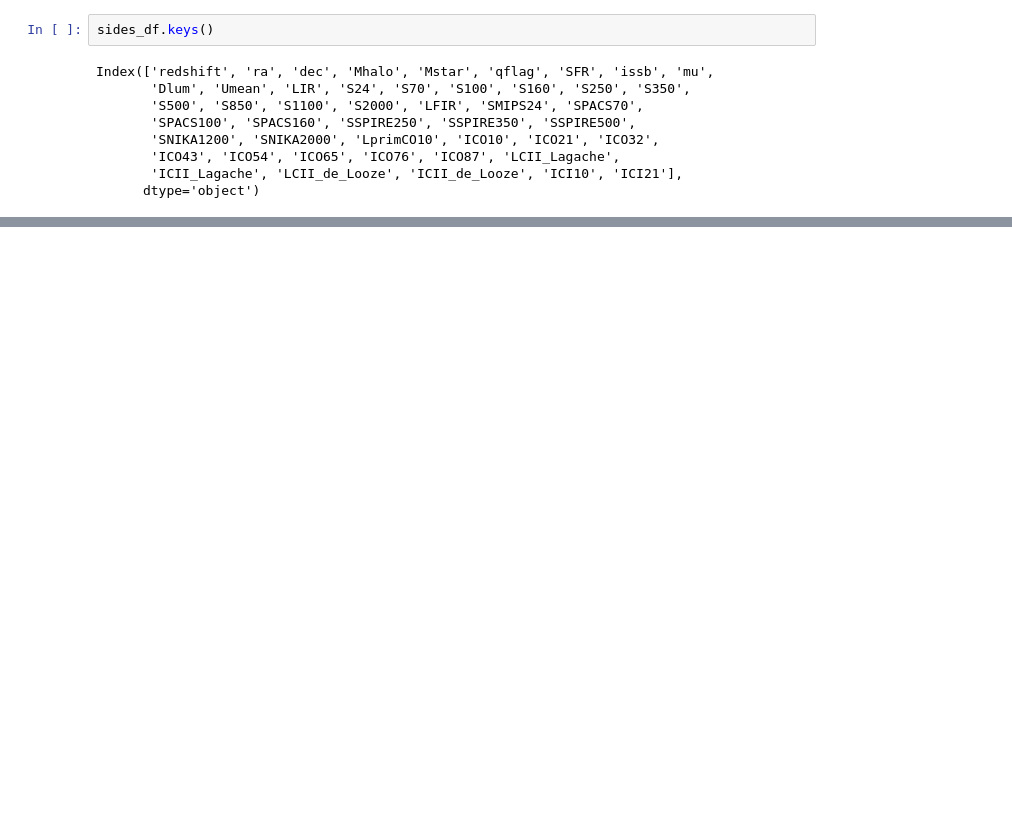
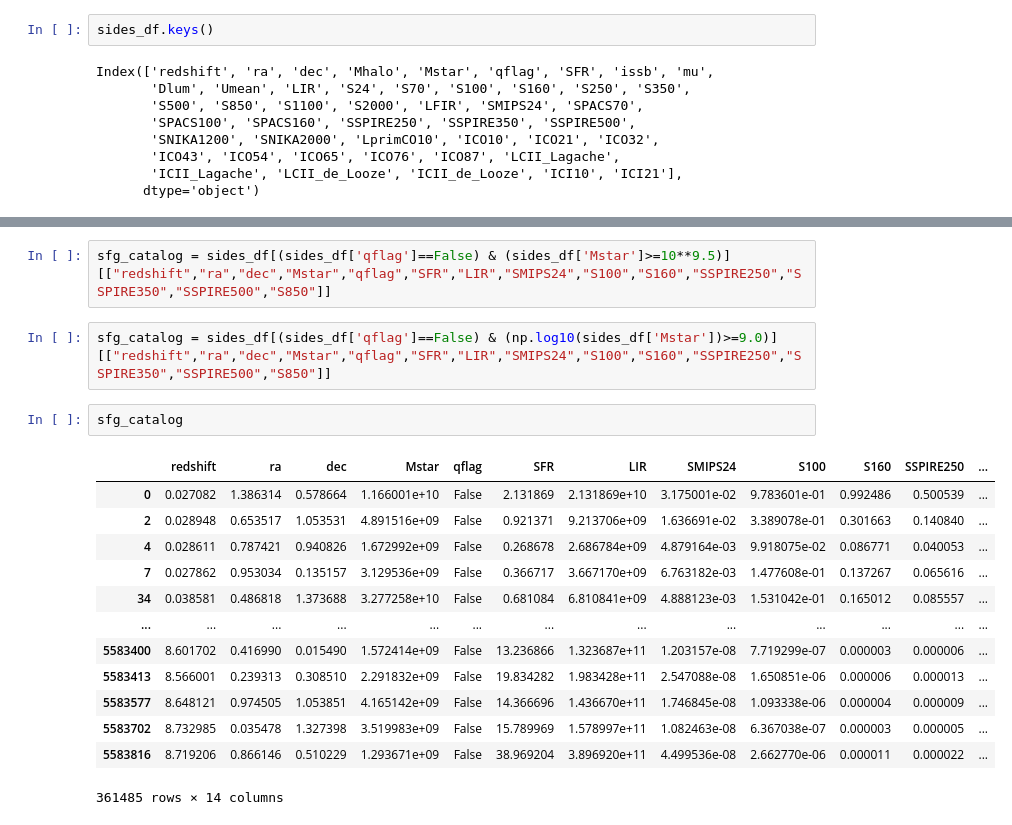
Before and after one commit to marcoviero/simstack3, a Jupyter notebook: viero2022/notebooks/Appendix/sides_simulation/S0_Generate_Simulated_Herschel_Maps_and_Catlog.ipynb, the cells around one changed output, grey strips where cells are left out. Drawn from its saved outputs; the diff is of its cells as text; blank space fills up the shorter version.

```diff
--- a/viero2022/notebooks/Appendix/sides_simulation/S0_Generate_Simulated_Herschel_Maps_and_Catlog.ipynb
+++ b/viero2022/notebooks/Appendix/sides_simulation/S0_Generate_Simulated_Herschel_Maps_and_Catlog.ipynb
@@ -95,0 +114,20 @@ sides_df[['redshift','ra','dec','Mstar','qflag','SFR','LIR','SMIPS24','S100','S1
+# %%
+sfg_catalog = sides_df[(sides_df['qflag']==False) & (sides_df['Mstar']>=10**9.5)][["redshift","ra","dec","Mstar","qflag","SFR","LIR","SMIPS24","S100","S160","SSPIRE250","SSPIRE350","SSPIRE500","S850"]]
+# %%
+sfg_catalog = sides_df[(sides_df['qflag']==False) & (np.log10(sides_df['Mstar'])>=9.0)][["redshift","ra","dec","Mstar","qflag","SFR","LIR","SMIPS24","S100","S160","SSPIRE250","SSPIRE350","SSPIRE500","S850"]]
+# %%
+sfg_catalog
+# %% [output]
+|  | redshift | ra | dec | Mstar | qflag | SFR | LIR | SMIPS24 | S100 | S160 | SSPIRE250 | ... |
+| 0 | 0.027082 | 1.386314 | 0.578664 | 1.166001e+10 | False | 2.131869 | 2.131869e+10 | 3.175001e-02 | 9.783601e-01 | 0.992486 | 0.500539 | ... |
+| 2 | 0.028948 | 0.653517 | 1.053531 | 4.891516e+09 | False | 0.921371 | 9.213706e+09 | 1.636691e-02 | 3.389078e-01 | 0.301663 | 0.140840 | ... |
+| 4 | 0.028611 | 0.787421 | 0.940826 | 1.672992e+09 | False | 0.268678 | 2.686784e+09 | 4.879164e-03 | 9.918075e-02 | 0.086771 | 0.040053 | ... |
+| 7 | 0.027862 | 0.953034 | 0.135157 | 3.129536e+09 | False | 0.366717 | 3.667170e+09 | 6.763182e-03 | 1.477608e-01 | 0.137267 | 0.065616 | ... |
+| 34 | 0.038581 | 0.486818 | 1.373688 | 3.277258e+10 | False | 0.681084 | 6.810841e+09 | 4.888123e-03 | 1.531042e-01 | 0.165012 | 0.085557 | ... |
+| ... | ... | ... | ... | ... | ... | ... | ... | ... | ... | ... | ... | ... |
+| 5583400 | 8.601702 | 0.416990 | 0.015490 | 1.572414e+09 | False | 13.236866 | 1.323687e+11 | 1.203157e-08 | 7.719299e-07 | 0.000003 | 0.000006 | ... |
+| 5583413 | 8.566001 | 0.239313 | 0.308510 | 2.291832e+09 | False | 19.834282 | 1.983428e+11 | 2.547088e-08 | 1.650851e-06 | 0.000006 | 0.000013 | ... |
+| 5583577 | 8.648121 | 0.974505 | 1.053851 | 4.165142e+09 | False | 14.366696 | 1.436670e+11 | 1.746845e-08 | 1.093338e-06 | 0.000004 | 0.000009 | ... |
+| 5583702 | 8.732985 | 0.035478 | 1.327398 | 3.519983e+09 | False | 15.789969 | 1.578997e+11 | 1.082463e-08 | 6.367038e-07 | 0.000003 | 0.000005 | ... |
+| 5583816 | 8.719206 | 0.866146 | 0.510229 | 1.293671e+09 | False | 38.969204 | 3.896920e+11 | 4.499536e-08 | 2.662770e-06 | 0.000011 | 0.000022 | ... |
+361485 rows × 14 columns
```
Also changed, not shown: parts of 25 cells of this notebook, 5 other files.
